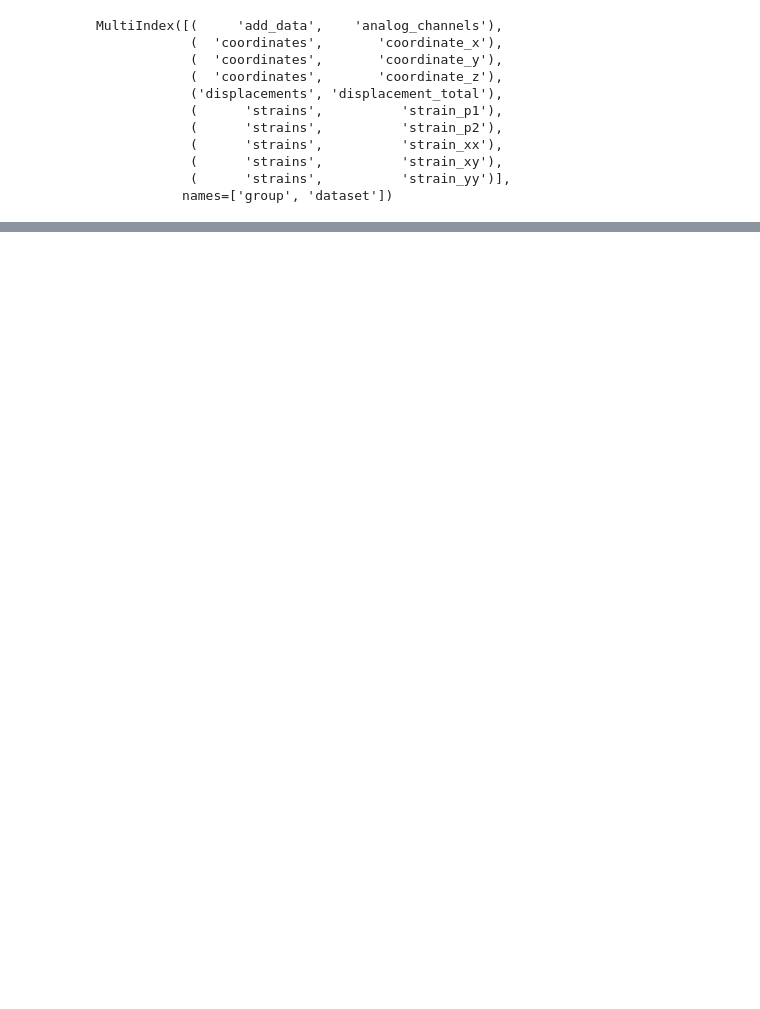
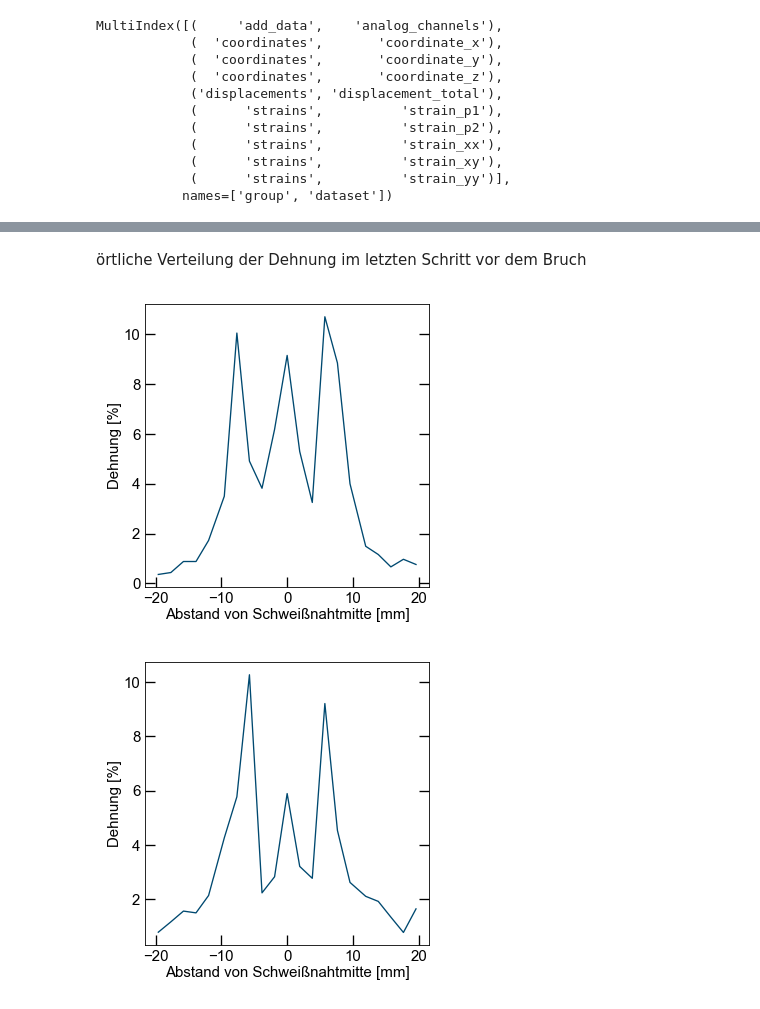
Before and after one commit to KMDE-10/DIC, a Jupyter notebook: Schweißen_Schneiden.ipynb, the cells around one changed output, grey strips where cells are left out. Cells and saved outputs as stored; diff of their text form; code cells hidden in the pictures; blank space fills up the shorter version.

```diff
--- a/Schweißen_Schneiden.ipynb
+++ b/Schweißen_Schneiden.ipynb
@@ -164,0 +241,21 @@ _8mmGW
+# %% [markdown]
+örtliche Verteilung der Dehnung im letzten Schritt vor dem Bruch
+# %%
+fig, ax=subplots((8,8),1,1,6,6)
+df=_6mmSG_points_smooth
+ax.plot([(int(i.split('(')[1].split(',')[0] )-95)*resolution for i in df.columns],df.loc[df.index[-1],:])#,edgecolor='k',hatch='//')
+ax.set_ylabel('Dehnung [%]')
+ax.set_xlabel('Abstand von Schweißnahtmitte [mm]')
+plt.show()
+mult_save(fig,exportpath,'Dehnungsprofil_auf_Linie_6mmSG')
+
+fig, ax=subplots((8,8),1,1,6,6)
+df=_8mmSG_points_smooth
+ax.plot([(int(i.split('(')[1].split(',')[0] )-115)*resolution for i in df.columns],df.loc[df.index[-1],:])#,edgecolor='k',hatch='//')
+ax.set_ylabel('Dehnung [%]')
+ax.set_xlabel('Abstand von Schweißnahtmitte [mm]')
+plt.show()
+mult_save(fig,exportpath,'Dehnungsprofil_auf_Linie_8mmSG')
+# %% [output]
+[figure, added]
+[figure, added]
```
Also changed, not shown: parts of 24 cells of this notebook, 3 other files.
